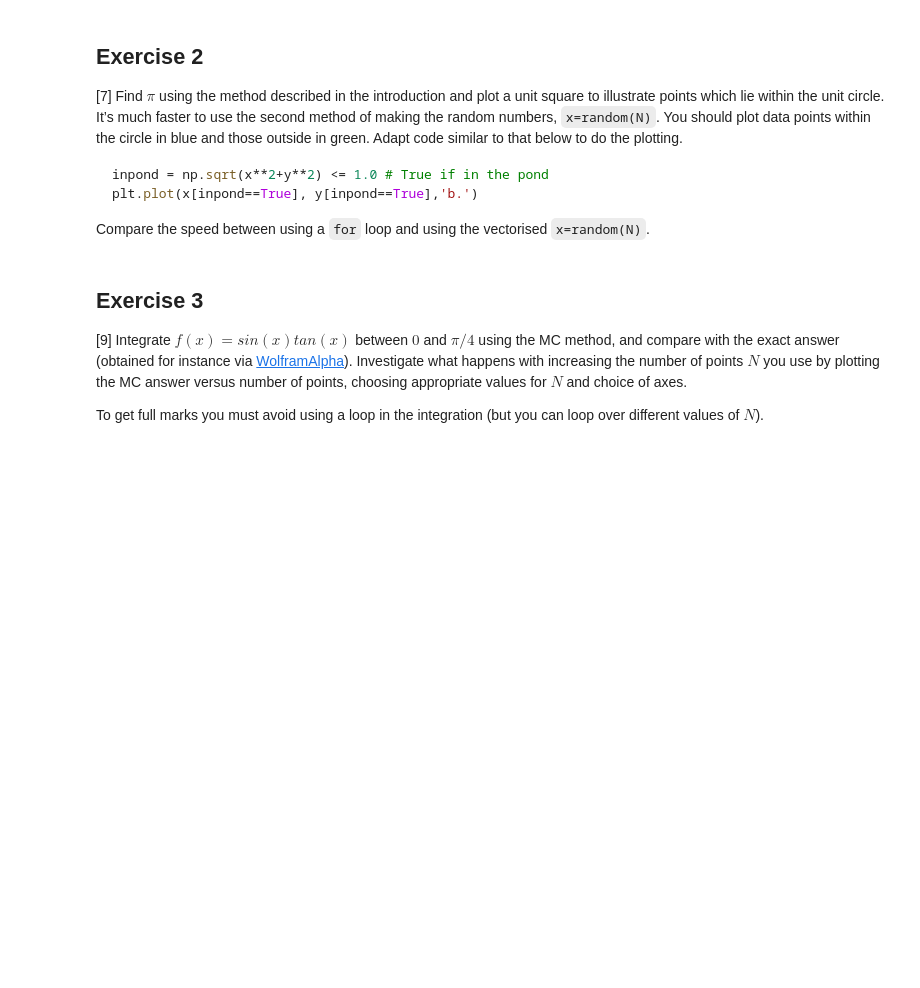
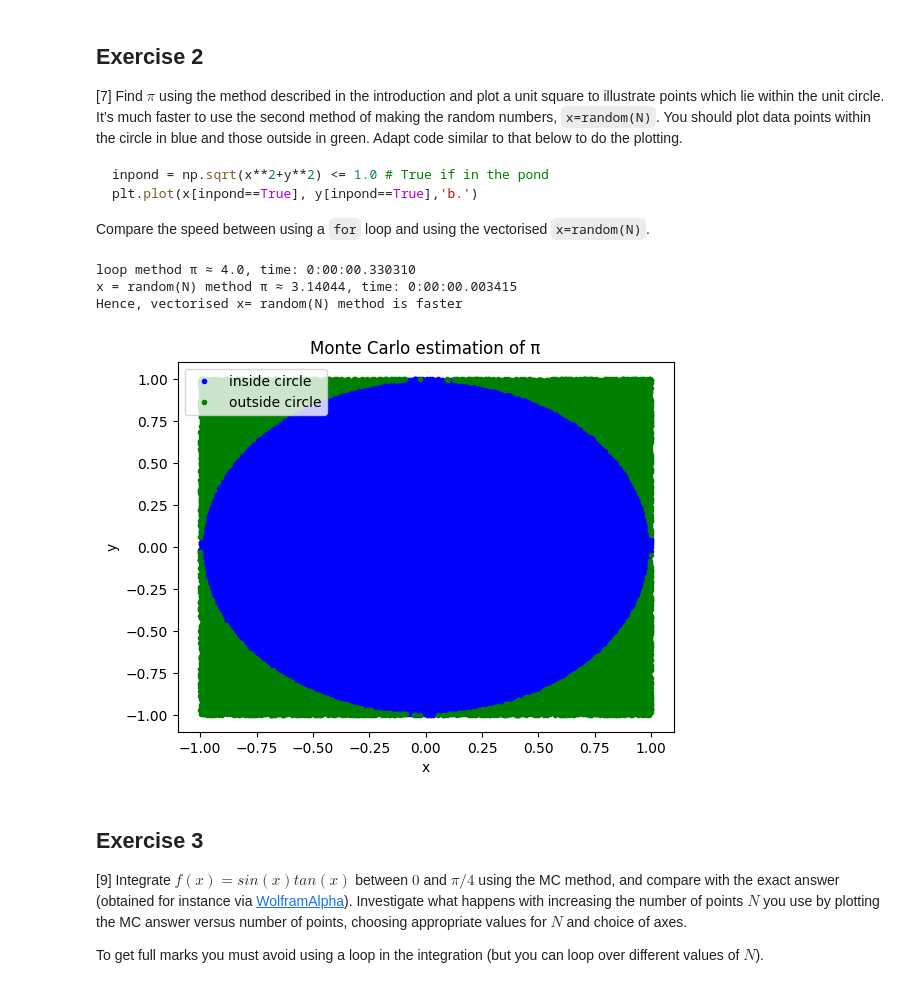
Before and after one commit to PX2145-2025/week-6-b-cardozorania, a Jupyter notebook: Monte_Carlo.ipynb, the cells around one changed output. Drawn from its saved outputs; the diff is of its cells as text; code cells hidden in the pictures; blank space fills up the shorter version.

````diff
--- a/Monte_Carlo.ipynb
+++ b/Monte_Carlo.ipynb
@@ -205,6 +208,54 @@ inpond = np.sqrt(x**2+y**2) <= 1.0 # True if in the pond
 plt.plot(x[inpond==True], y[inpond==True],'b.')
 ```
  Compare the speed between using a `for` loop and using the vectorised `x=random(N)`.
+# %%
+from datetime import*
+from numpy.random import*
+
+N = int(1e5) #random numbers
+
+#using the loop method
+start_loop = datetime.now()
+nloop = 0
+xloop = []
+yloop = []
+
+for _ in range(N):
+    xl = 2 * random() - 1
+    yl = 2 * random() - 1
+    rl = sqrt(x**2 + y**2)
+    if rl <= 1.0:
+        nloop += 1
+    xloop.append(xl)
+    yloop.append(yl)
+
+pi_loop = 4 * nloop / N
+tloop = datetime.now() - start_loop
+print(f"loop method π ≈ {pi_loop}, time: {tloop}")
+
+#using x = random(N) method
+start_N = datetime.now()
+xN = 2 * random(N) - 1
+yN = 2 * random(N) - 1
+inpond = sqrt(xN**2+yN**2) <= 1.0 #True if in the pond
+n_N= sum(inpond)
+pi_N= 4 * n_N / N
+tN = datetime.now() - start_N
+print(f"x = random(N) method π ≈ {pi_N}, time: {tN}")
+
+#plotting the random data points
+plot(xN[inpond==True], yN[inpond==True],'b.',label='inside circle')
+plot(xN[inpond==False], yN[inpond==False], 'g.', label='outside circle')
+title('Monte Carlo estimation of π')
+xlabel('x')
+ylabel('y')
+legend()
+print('Hence, vectorised x= random(N) method is faster')
+# %% [output]
+loop method π ≈ 4.0, time: 0:00:00.330310
+x = random(N) method π ≈ 3.14044, time: 0:00:00.003415
+Hence, vectorised x= random(N) method is faster
+[figure, added]
 # %% [markdown]
 ## Exercise 3
 
````
Also changed, not shown: parts of 2 cells of this notebook.
